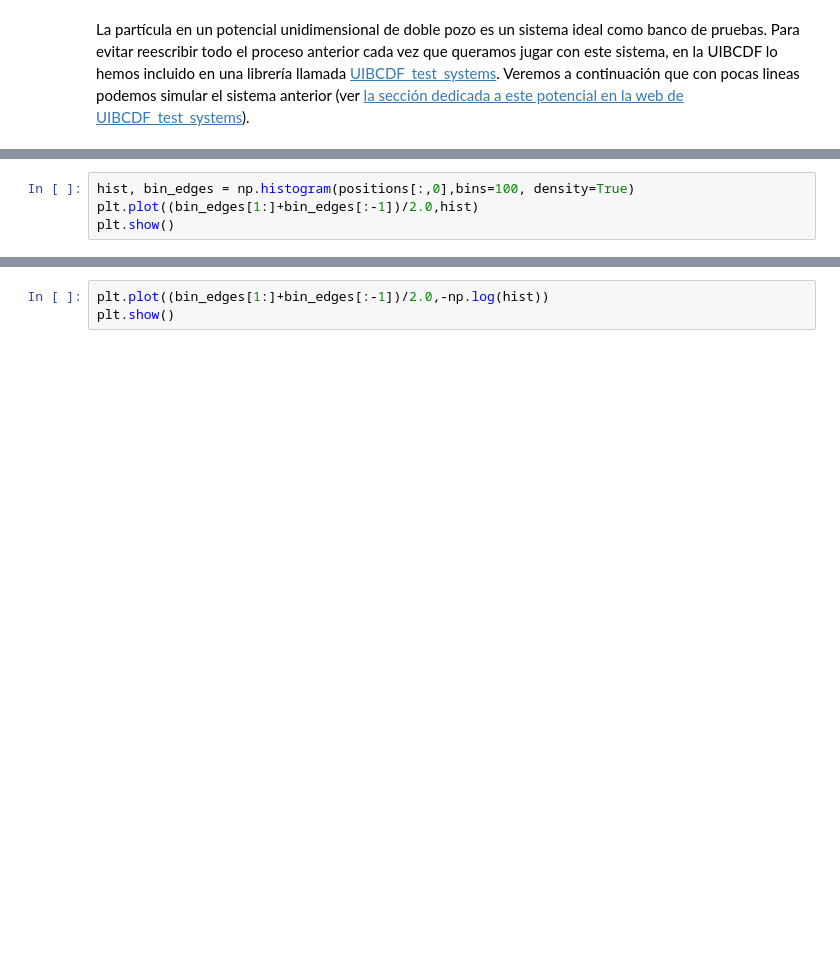
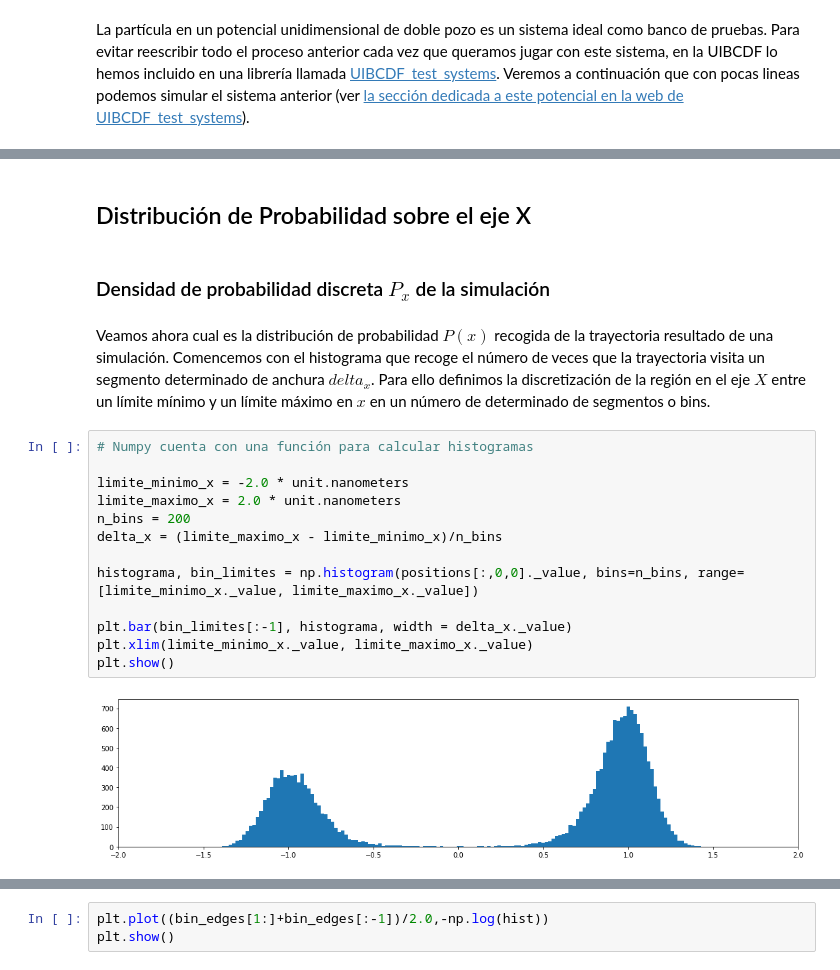
Before and after one commit to uibcdf/REMD_testbed, a Jupyter notebook: Doble_pozo_test.ipynb, the cells around one changed output, grey strips where cells are left out. Saved outputs shown, nothing was run; the diff lists cells and outputs as text; blank space fills up the shorter version.

```diff
--- a/Doble_pozo_test.ipynb
+++ b/Doble_pozo_test.ipynb
@@ -311,4 +281,21 @@ ValueError: x and y must have same first dimension, but have shapes (2000,) and
-# %%
-hist, bin_edges = np.histogram(positions[:,0],bins=100, density=True)
-plt.plot((bin_edges[1:]+bin_edges[:-1])/2.0,hist)
-plt.show()
+# %% [markdown]
+## Distribución de Probabilidad sobre el eje X
+# %% [markdown]
+### Densidad de probabilidad discreta $P_{x}$ de la simulación
+# %% [markdown]
+Veamos ahora cual es la distribución de probabilidad $P(x)$ recogida de la trayectoria resultado de una simulación. Comencemos con el histograma que recoge el número de veces que la trayectoria visita un segmento determinado de anchura $delta_x$. Para ello definimos la discretización de la región en el eje $X$ entre un límite mínimo y un límite máximo en $x$ en un número de determinado de segmentos o bins.
+# %%
+# Numpy cuenta con una función para calcular histogramas
+
+limite_minimo_x = -2.0 * unit.nanometers
+limite_maximo_x = 2.0 * unit.nanometers
+n_bins = 200
+delta_x = (limite_maximo_x - limite_minimo_x)/n_bins
+
+histograma, bin_limites = np.histogram(positions[:,0,0]._value, bins=n_bins, range=[limite_minimo_x._value, limite_maximo_x._value])
+
+plt.bar(bin_limites[:-1], histograma, width = delta_x._value)
+plt.xlim(limite_minimo_x._value, limite_maximo_x._value)
+plt.show()
+# %% [output]
+[figure, added]
```
Also changed, not shown: parts of 51 cells of this notebook.
